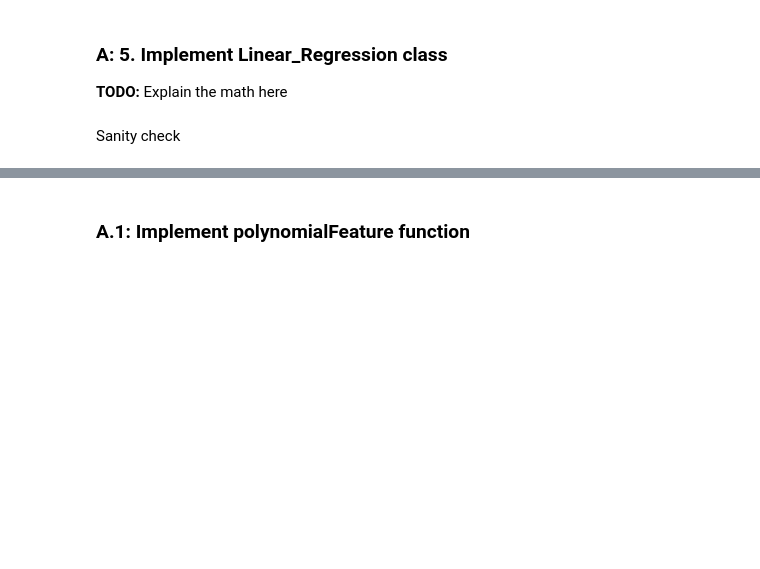
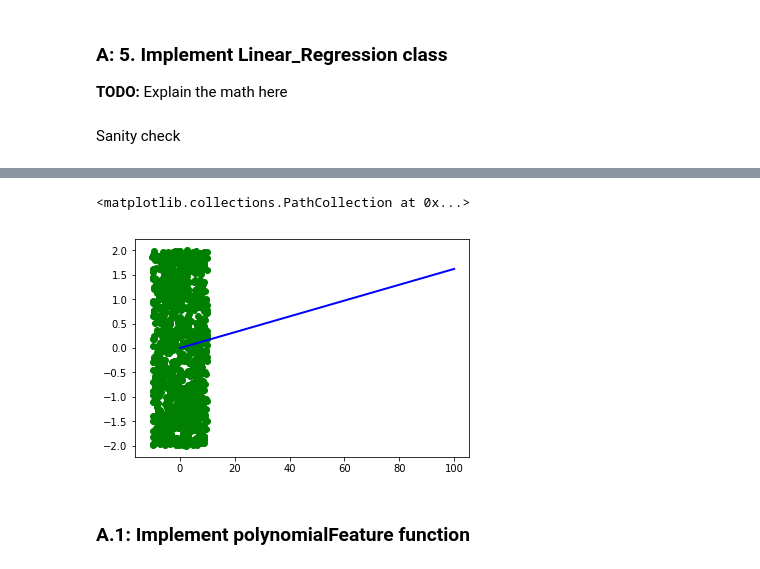
Before and after one commit to onsaint/Machine-Learning-Adventures, a Jupyter notebook: Linear Regression/draft02-clean-up.ipynb, the cells around one changed output, grey strips where cells are left out. Saved outputs shown, nothing was run; the diff lists cells and outputs as text; code cells hidden in the pictures; blank space fills up the shorter version.

```diff
--- a/Linear Regression/draft02-clean-up.ipynb
+++ b/Linear Regression/draft02-clean-up.ipynb
@@ -132,3 +157,12 @@ plt.plot(loss_hist)
+# %%
+x = np.linspace(0,100,10)
+LR.params['w'][0]
+plt.plot(x,LR.params['w'][0]*x, 'b-', linewidth=2, markersize=12)
+# # plt.plot(LR.params['w'][1]*x)
+plt.scatter(X[:,0], X[:,1], c='g')
+# %% [output]
+<matplotlib.collections.PathCollection at 0x...>
+[figure, added]
 # %% [markdown]
 ### A.1: Implement polynomialFeature function
 # %%
```
Also changed, not shown: parts of 29 cells of this notebook.
